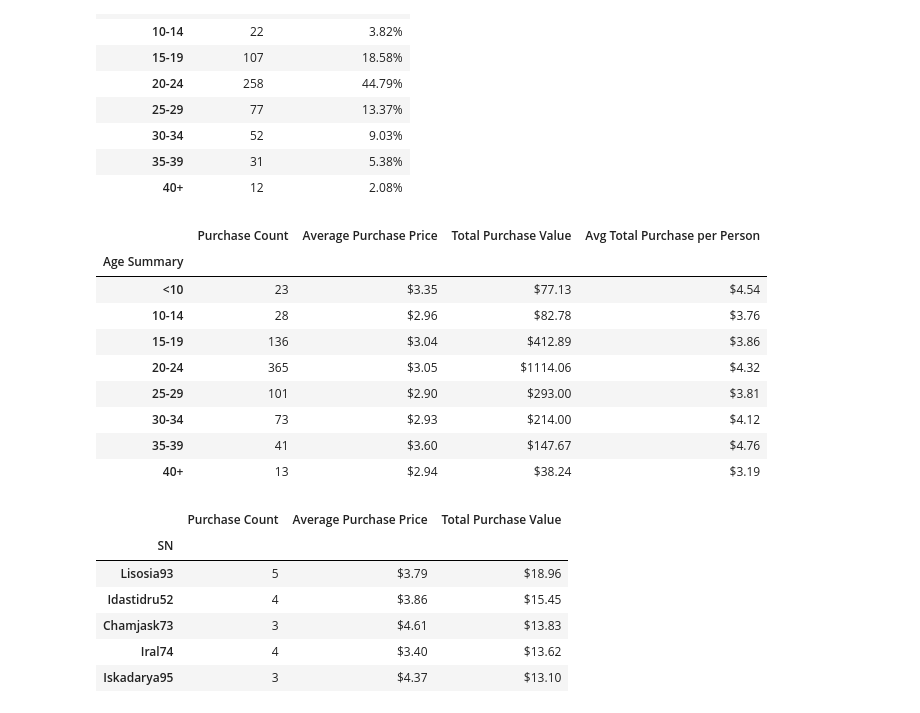
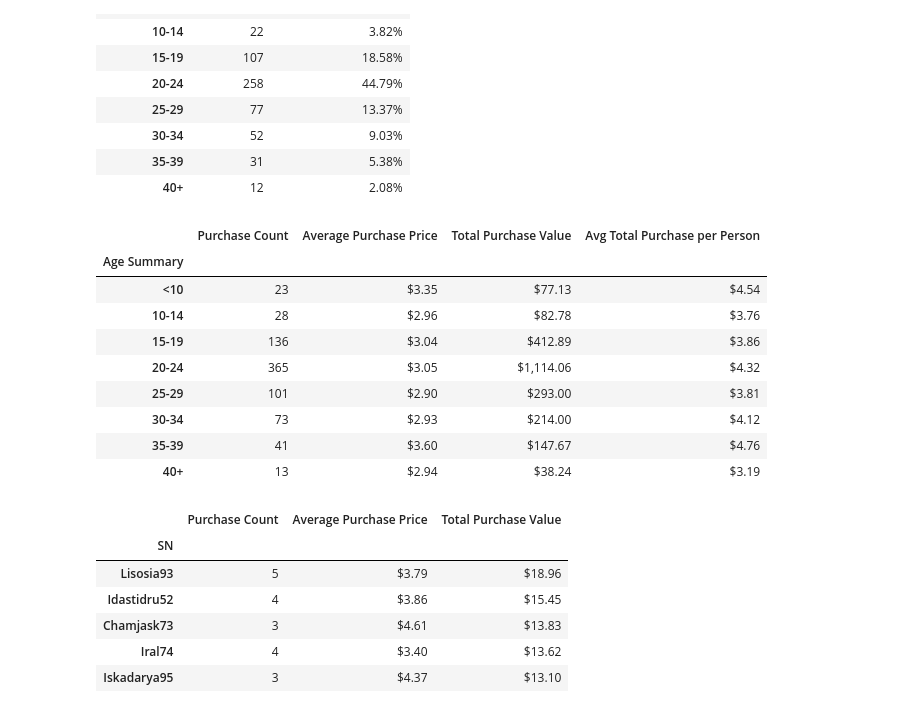
Before and after one commit to dborowski16/pandas-challenge, a Jupyter notebook: HerosOfPymoli/HerosOfPymoli.ipynb, the cells around one changed output. Saved outputs shown, nothing was run; the diff lists cells and outputs as text; code cells hidden in the pictures.

Commit message:
Updated code to include lines where method chaining groupby could be applied and added comments where necessary

```diff
--- a/HerosOfPymoli/HerosOfPymoli.ipynb
+++ b/HerosOfPymoli/HerosOfPymoli.ipynb
@@ -140,30 +164,32 @@ age_count
 | 40+ | 12 | 2.08% |
 # %%
 # Calculating purchasing by age group
-age_df_pur = pd_df.groupby('Age Summary')
-age_df_pur.count()
+age_df = pd_df.groupby('Age Summary')
 
-pur_cnt_age = age_df_pur['SN'].count()
-pur_cnt_age
-pur_avg_age = age_df_pur['Price'].mean()
-pur_avg_age
-pur_tot_age = age_df_pur['Price'].sum()
-pur_tot_age
-avg_pur_tot = pur_tot_age/age_count_uni
-avg_pur_tot
+# Calculating spend metrics by age group
+age_pur_cnt = age_df['SN'].count() # Total purchases by age group
+age_pur_avg = age_df['Price'].mean() # Average Purchase Price
+age_pur_tot = age_df['Price'].sum() # Total Purchase Value
+avg_pur_tot = age_pur_tot/age_count_uni # Average Total Purchase per Perspn
 
-age_dem_pur = pd.DataFrame({'Purchase Count':pur_cnt_age, 'Average Purchase Price':pur_avg_age, 'Total Purchase Value':pur_tot_age, 'Avg Total Purchase per Person':avg_pur_tot})
-age_dem_pur['Average Purchase Price'] = age_dem_pur['Average Purchase Price'].map('${:.2f}'.format)
-age_dem_pur['Total Purchase Value'] = age_dem_pur['Total Purchase Value'].map('${:.2f}'.format)
-age_dem_pur['Avg Total Purchase per Person'] = age_dem_pur['Avg Total Purchase per Person'].map('${:.2f}'.format)
+# DataFrame of purchase stats by age group
+age_dem_pur = pd.DataFrame({'Purchase Count':age_pur_cnt,
+                            'Average Purchase Price':age_pur_avg,
+                            'Total Purchase Value':age_pur_tot,
+                            'Avg Total Purchase per Person':avg_pur_tot}
+                          )
+
+age_dem_pur['Average Purchase Price'] = age_dem_pur['Average Purchase Price'].map('${0:,.2f}'.format)
+age_dem_pur['Total Purchase Value'] = age_dem_pur['Total Purchase Value'].map('${0:,.2f}'.format)
+age_dem_pur['Avg Total Purchase per Person'] = age_dem_pur['Avg Total Purchase per Person'].map('${0:,.2f}'.format)
 age_dem_pur
 # %% [output]
 |  | Purchase Count | Average Purchase Price | Total Purchase Value | Avg Total Purchase per Person |
 | Age Summary |  |  |  |  |
 | <10 | 23 | $3.35 | $77.13 | $4.54 |
 | 10-14 | 28 | $2.96 | $82.78 | $3.76 |
 | 15-19 | 136 | $3.04 | $412.89 | $3.86 |
-| 20-24 | 365 | $3.05 | $1114.06 | $4.32 |
+| 20-24 | 365 | $3.05 | $1,114.06 | $4.32 |
 | 25-29 | 101 | $2.90 | $293.00 | $3.81 |
 | 30-34 | 73 | $2.93 | $214.00 | $4.12 |
 | 35-39 | 41 | $3.60 | $147.67 | $4.76 |
```
Also changed, not shown: parts of 9 cells of this notebook.
